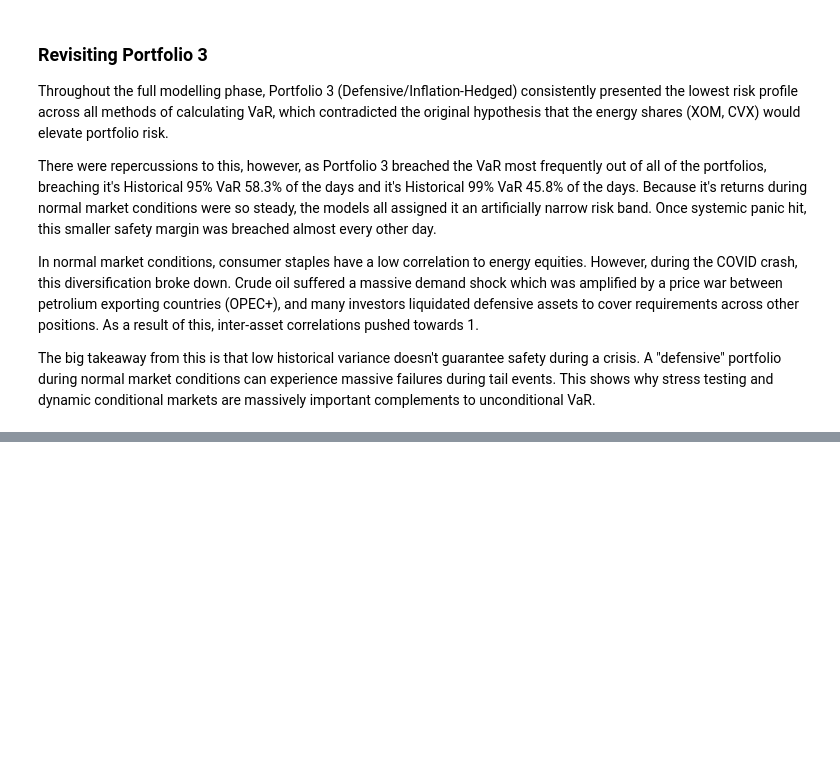
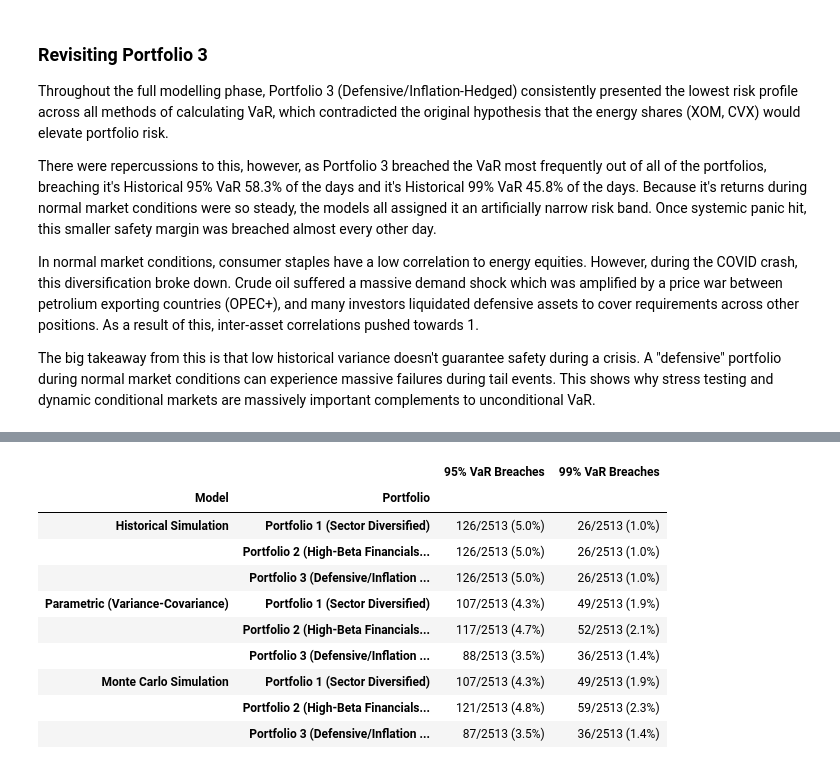
Before and after one commit to joekobylarz/portfolio-var-model, a Jupyter notebook: notebooks/var_model.ipynb, the cells around one changed output, grey strips where cells are left out. Drawn from its saved outputs; the diff is of its cells as text; code cells hidden in the pictures; blank space fills up the shorter version.

Commit message:
backtest data

```diff
--- a/notebooks/var_model.ipynb
+++ b/notebooks/var_model.ipynb
@@ -987,0 +991,55 @@ The big takeaway from this is that low historical variance doesn't guarantee saf
+# %%
+#We can define the portfolios and models VaRs and then calculate the number of breaches for each portfolio similar to before
+portfolios = [
+    ("Portfolio 1 (Sector Diversified)", portfolio1_returns),
+    ("Portfolio 2 (High-Beta Financials Heavy)", portfolio2_returns),
+    ("Portfolio 3 (Defensive/Inflation Hedged)", portfolio3_returns)
+]
+
+models = [
+    ("Historical Simulation", [
+        (histvar95_pf1, histvar99_pf1),
+        (histvar95_pf2, histvar99_pf2),
+        (histvar95_pf3, histvar99_pf3)
+    ]),
+    ("Parametric (Variance-Covariance)", [
+        (paravar95_pf1, paravar99_pf1),
+        (paravar95_pf2, paravar99_pf2),
+        (paravar95_pf3, paravar99_pf3)
+    ]),
+    ("Monte Carlo Simulation", [
+        (mc_var95_pf1, mc_var99_pf1),
+        (mc_var95_pf2, mc_var99_pf2),
+        (mc_var95_pf3, mc_var99_pf3)
+    ])
+]
+
+records = []
+total_days = len(portfolio1_returns)  # Assuming all portfolios have the same number of days
+
+for model_name, var_values in models:
+    for (pf_name, returns), (var95, var99) in zip(portfolios, var_values):
+        breach95 = int((returns < -var95).sum())
+        breach99 = int((returns < -var99).sum())
+        records.append({
+            "Model": model_name,
+            "Portfolio": pf_name,
+            "95% VaR Breaches": f"{breach95}/{total_days} ({breach95/total_days:.1%})",
+            "99% VaR Breaches": f"{breach99}/{total_days} ({breach99/total_days:.1%})"
+        })
+
+#Now we can display the results in a table
+breach_summary = pd.DataFrame(records).set_index(["Model", "Portfolio"])
+display(breach_summary)
+# %% [output]
+|  |  | 95% VaR Breaches | 99% VaR Breaches |
+| Model | Portfolio |  |  |
+| Historical Simulation | Portfolio 1 (Sector Diversified) | 126/2513 (5.0%) | 26/2513 (1.0%) |
+|  | Portfolio 2 (High-Beta Financials... | 126/2513 (5.0%) | 26/2513 (1.0%) |
+|  | Portfolio 3 (Defensive/Inflation ... | 126/2513 (5.0%) | 26/2513 (1.0%) |
+| Parametric (Variance-Covariance) | Portfolio 1 (Sector Diversified) | 107/2513 (4.3%) | 49/2513 (1.9%) |
+|  | Portfolio 2 (High-Beta Financials... | 117/2513 (4.7%) | 52/2513 (2.1%) |
+|  | Portfolio 3 (Defensive/Inflation ... | 88/2513 (3.5%) | 36/2513 (1.4%) |
+| Monte Carlo Simulation | Portfolio 1 (Sector Diversified) | 107/2513 (4.3%) | 49/2513 (1.9%) |
+|  | Portfolio 2 (High-Beta Financials... | 121/2513 (4.8%) | 59/2513 (2.3%) |
+|  | Portfolio 3 (Defensive/Inflation ... | 87/2513 (3.5%) | 36/2513 (1.4%) |
```
Also changed, not shown: parts of 11 cells of this notebook, 1 other file.
